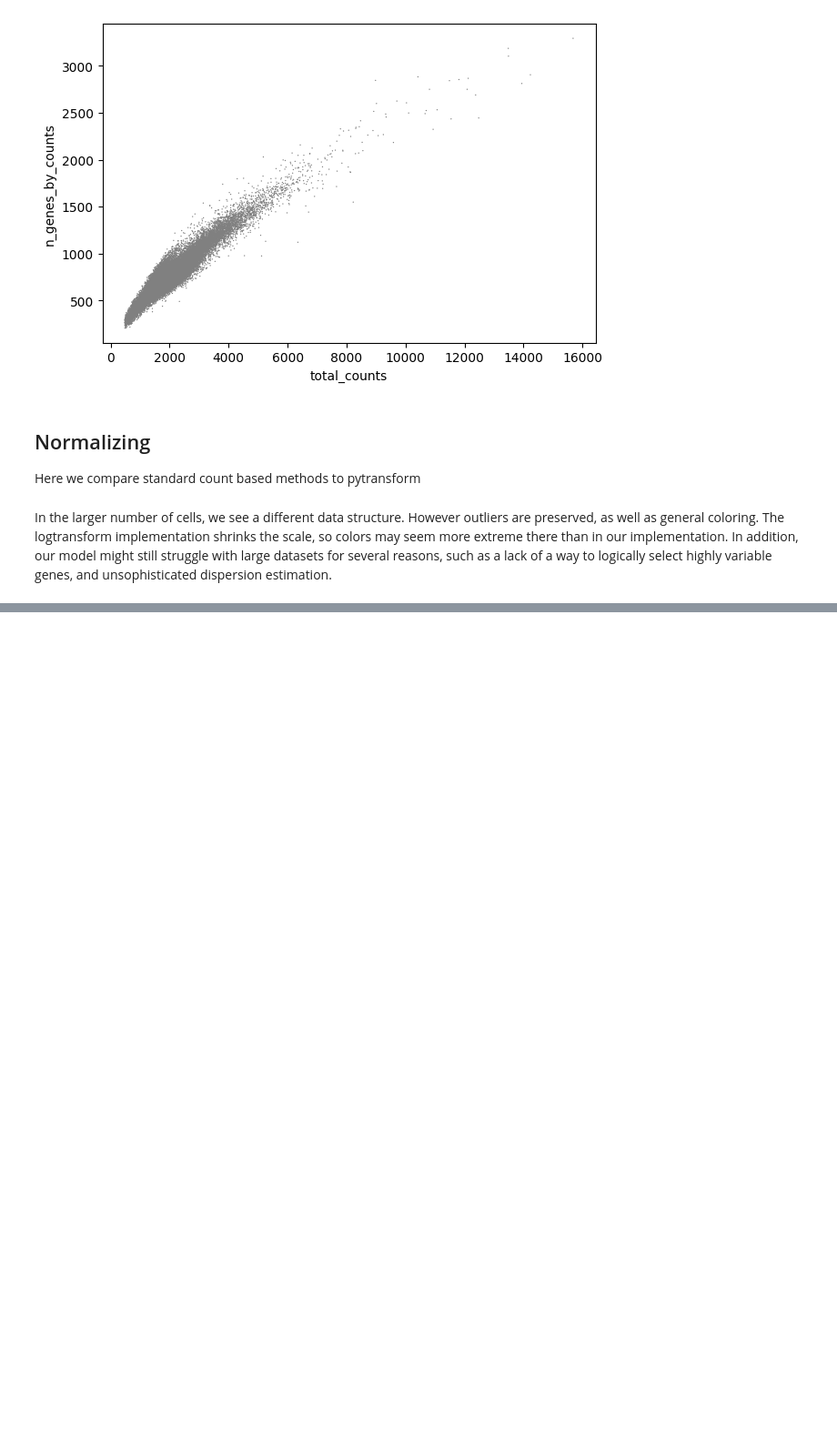
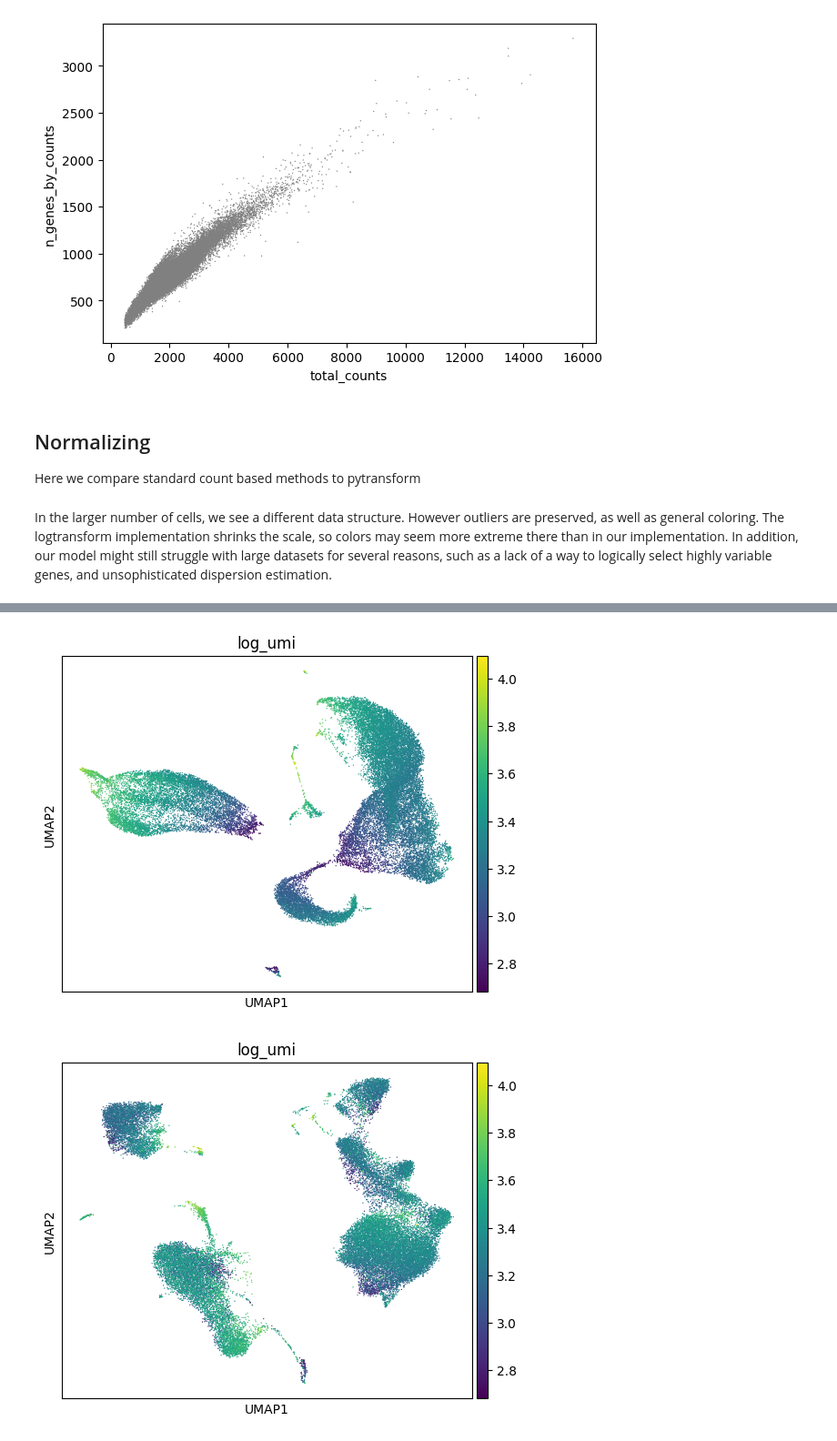
Before and after one commit to LinearParadox/pytransform, a Jupyter notebook: example/example_pytransform_30k.ipynb, the cells around one changed output, grey strips where cells are left out. Shown at 91% size. Cells and saved outputs as stored; diff of their text form; code cells hidden in the pictures; blank space fills up the shorter version.

```diff
--- a/example/example_pytransform_30k.ipynb
+++ b/example/example_pytransform_30k.ipynb
@@ -70,0 +74,9 @@ sc.pl.umap(adata_logtransform, color=['CST3', 'NKG7', 'PPBP'])
+# %%
+import numpy as np
+adata.obs["log_umi"] = np.log10(adata.obs["total_counts"])
+adata_logtransform.obs["log_umi"] = np.log10(adata_logtransform.obs["total_counts"])
+sc.pl.umap(adata, color=["log_umi"])
+sc.pl.umap(adata_logtransform, color=["log_umi"])
+# %% [output]
+[figure, added]
+[figure, added]
```
Also changed, not shown: parts of 2 cells of this notebook, 1 other file.
